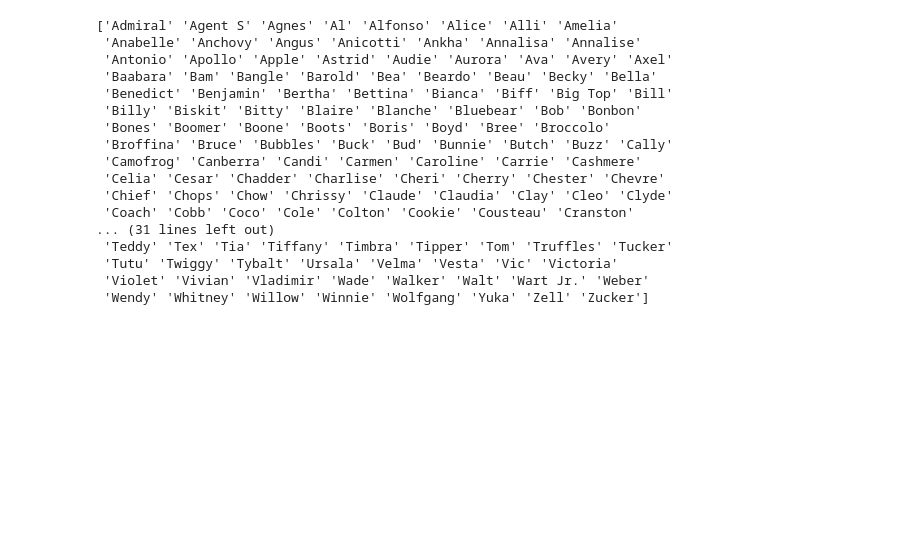
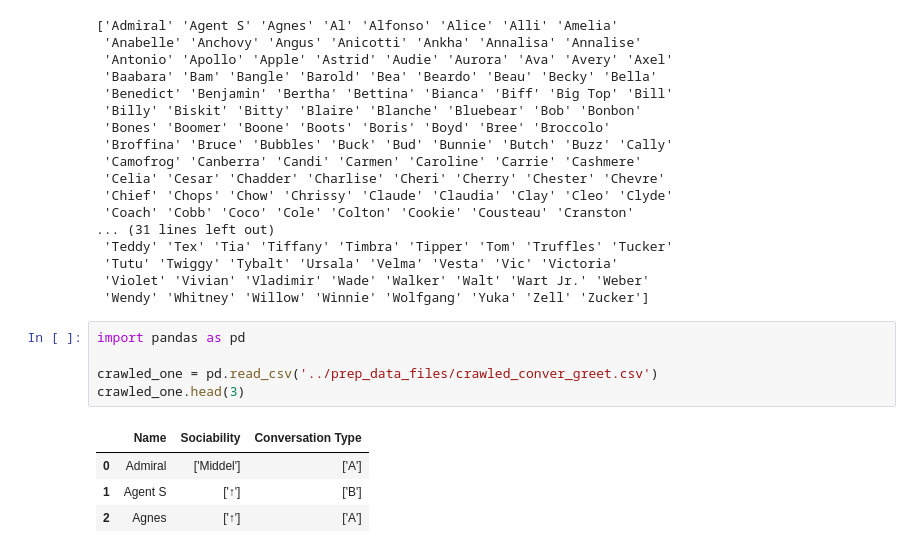
Before and after one commit to sohds/animal-acrossing-popularity, a Jupyter notebook: kaggle-dataset/EDA-animal-acrossing-villager.ipynb, the cells around one changed output. Drawn from its saved outputs; the diff is of its cells as text; blank space fills up the shorter version.

Commit message:
add: checking the new crawled features

```diff
--- a/kaggle-dataset/EDA-animal-acrossing-villager.ipynb
+++ b/kaggle-dataset/EDA-animal-acrossing-villager.ipynb
@@ -158,3 +158,13 @@ print(df['Name'].unique())
  'Tutu' 'Twiggy' 'Tybalt' 'Ursala' 'Velma' 'Vesta' 'Vic' 'Victoria'
  'Violet' 'Vivian' 'Vladimir' 'Wade' 'Walker' 'Walt' 'Wart Jr.' 'Weber'
  'Wendy' 'Whitney' 'Willow' 'Winnie' 'Wolfgang' 'Yuka' 'Zell' 'Zucker']
+# %%
+import pandas as pd
+
+crawled_one = pd.read_csv('../prep_data_files/crawled_conver_greet.csv')
+crawled_one.head(3)
+# %% [output]
+|  | Name | Sociability | Conversation Type |
+| 0 | Admiral | ['Middel'] | ['A'] |
+| 1 | Agent S | ['↑'] | ['B'] |
+| 2 | Agnes | ['↑'] | ['A'] |
```
Also changed, not shown: parts of 3 cells of this notebook.
